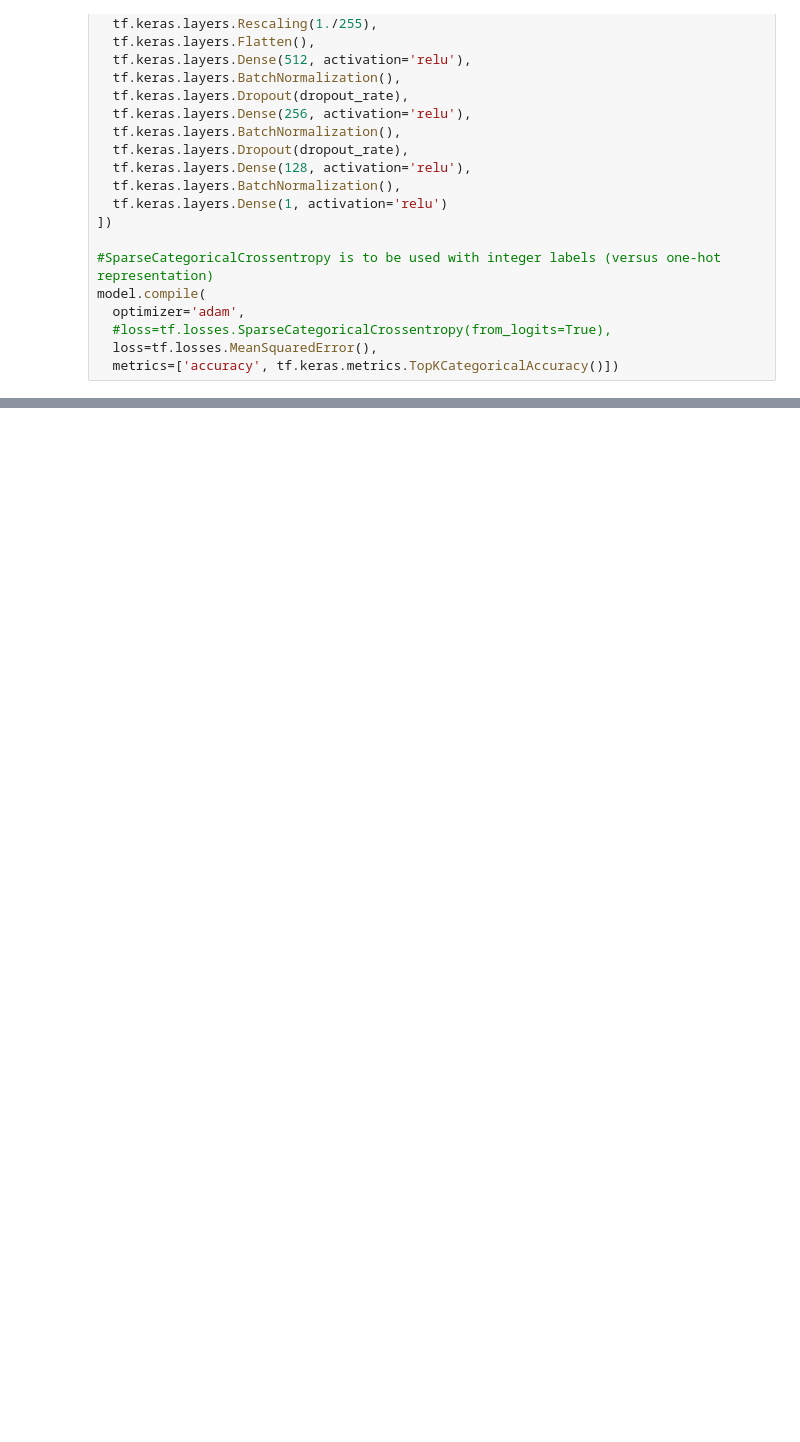
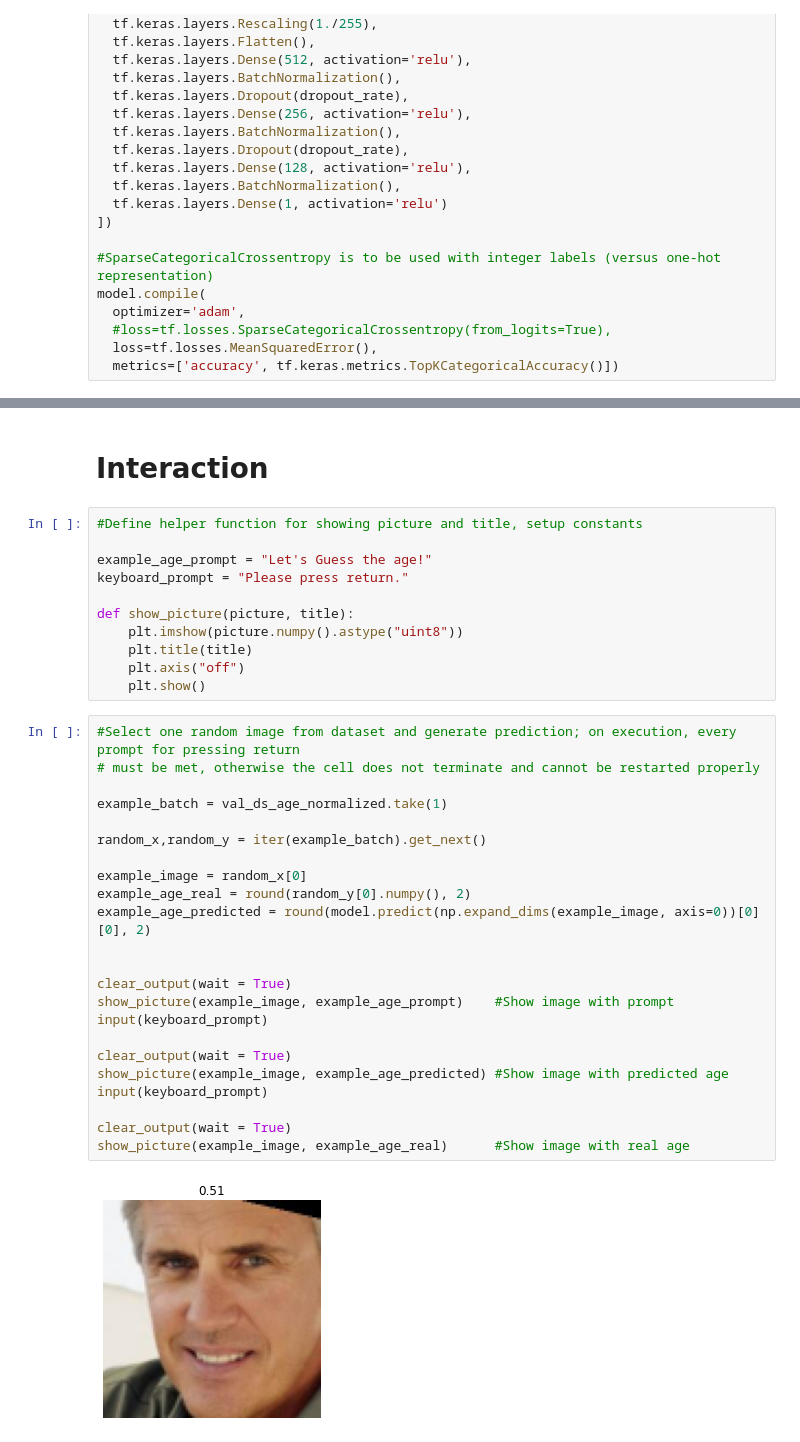
Before and after one commit to buckcri/age-from-face, a Jupyter notebook: code/Project_Notebook.ipynb, the cells around one changed output, grey strips where cells are left out. Saved outputs shown, nothing was run; the diff lists cells and outputs as text; blank space fills up the shorter version.

```diff
--- a/code/Project_Notebook.ipynb
+++ b/code/Project_Notebook.ipynb
@@ -705,0 +710,38 @@ plt.show()
+# %% [markdown]
+# Interaction
+# %%
+#Define helper function for showing picture and title, setup constants
+
+example_age_prompt = "Let's Guess the age!"
+keyboard_prompt = "Please press return."
+
+def show_picture(picture, title):
+    plt.imshow(picture.numpy().astype("uint8"))
+    plt.title(title)
+    plt.axis("off")
+    plt.show()
+# %%
+#Select one random image from dataset and generate prediction; on execution, every prompt for pressing return
+# must be met, otherwise the cell does not terminate and cannot be restarted properly
+
+example_batch = val_ds_age_normalized.take(1)
+
+random_x,random_y = iter(example_batch).get_next()
+
+example_image = random_x[0]
+example_age_real = round(random_y[0].numpy(), 2)
+example_age_predicted = round(model.predict(np.expand_dims(example_image, axis=0))[0][0], 2)
+
+
+clear_output(wait = True)
+show_picture(example_image, example_age_prompt)    #Show image with prompt
+input(keyboard_prompt)
+
+clear_output(wait = True)
+show_picture(example_image, example_age_predicted) #Show image with predicted age
+input(keyboard_prompt)
+
+clear_output(wait = True)
+show_picture(example_image, example_age_real)      #Show image with real age
+# %% [output]
+[figure, added]
```
Also changed, not shown: parts of 8 cells of this notebook.
